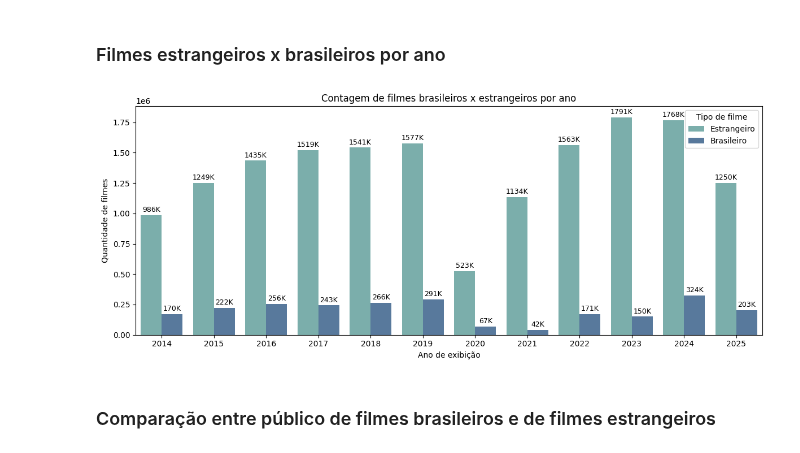
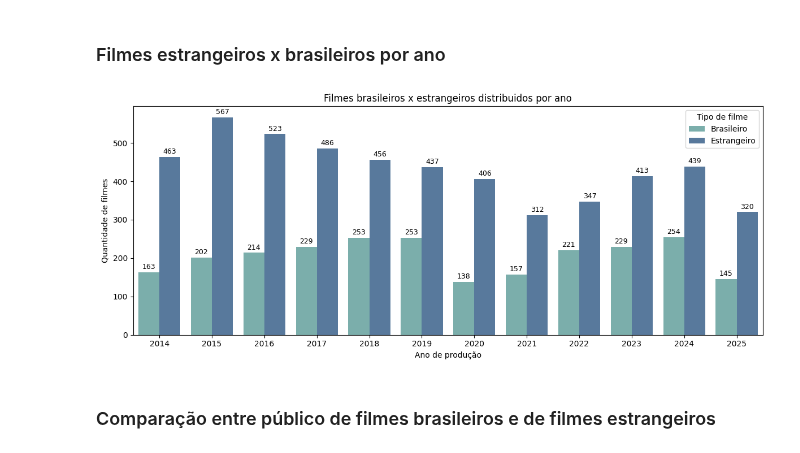
Before and after one commit to JamesIslan/analise-dados-ancine, a Jupyter notebook: src/analise/analise-distribuidoras.ipynb, the cells around one changed output. Saved outputs shown, nothing was run; the diff lists cells and outputs as text; code cells hidden in the pictures.

Commit message:
feat: continuação da análise de distribuidoras

```diff
--- a/src/analise/analise-distribuidoras.ipynb
+++ b/src/analise/analise-distribuidoras.ipynb
@@ -68,26 +68,41 @@ Name: cpb_roe, Length: 81, dtype: int64
 # %% [markdown]
 ### Filmes estrangeiros x brasileiros por ano
 # %%
+df_unique = (
+    df.drop_duplicates(subset=['ano', 'cpb_roe'])
+)
+
+contagem = (
+    df_unique.groupby(['ano', 'tipo_filme'])
+             .size()
+             .reset_index(name='count')
+)
+
+anos_ord = sorted(contagem['ano'].unique())
+
 plt.figure(figsize=(12,5))
-ax = sns.countplot(
-    data=df,
+ax = sns.barplot(
+    data=contagem,
     x='ano',
+    y='count',
     hue='tipo_filme',
+    order=anos_ord,
     palette=['#72B7B2','#4C78A8']
 )
 
-ax.set_xlabel('Ano de exibição')
+ax.set_xlabel('Ano de produção')
 ax.set_ylabel('Quantidade de filmes')
-ax.set_title('Contagem de filmes brasileiros x estrangeiros por ano')
+ax.set_title('Filmes brasileiros x estrangeiros distribuidos por ano')
 
+# Rótulos com contagem absoluta
 for container in ax.containers:
-    ax.bar_label(container, labels=[f'{int(v.get_height()/1000)}K' for v in container], padding=2, fontsize=9)
+    ax.bar_label(container, fmt='%.0f', padding=2, fontsize=9)
 
 plt.legend(title='Tipo de filme')
 plt.tight_layout()
 plt.show()
 # %% [output]
-[figure, old version]
+[figure, new version]
 # %% [markdown]
 ### Comparação entre público de filmes brasileiros e de filmes estrangeiros
 # %%
```
Also changed, not shown: parts of 1 cell of this notebook.
